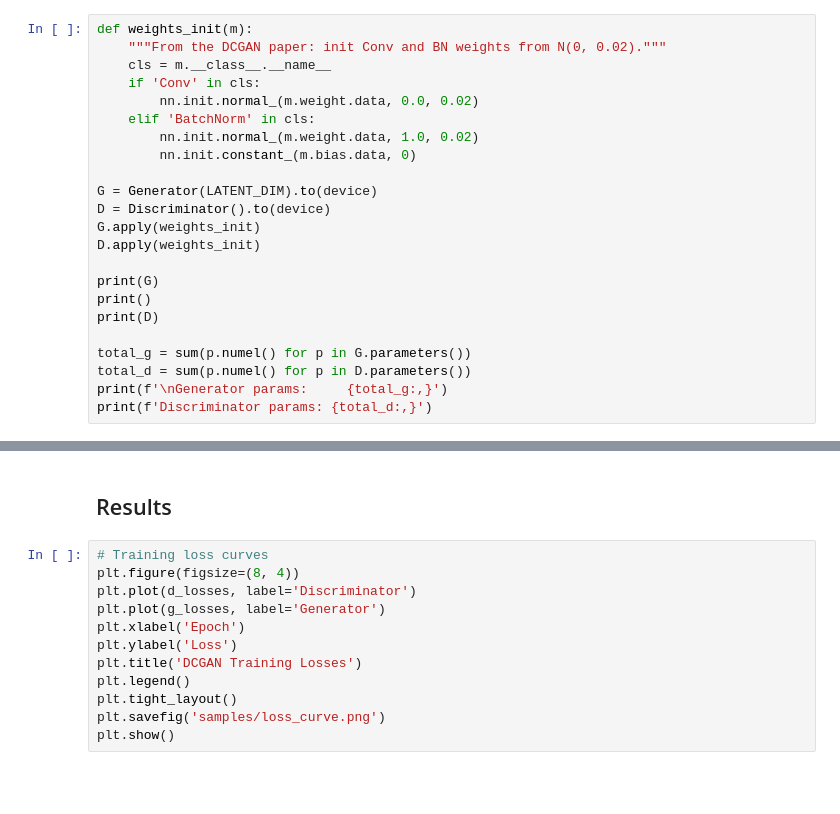
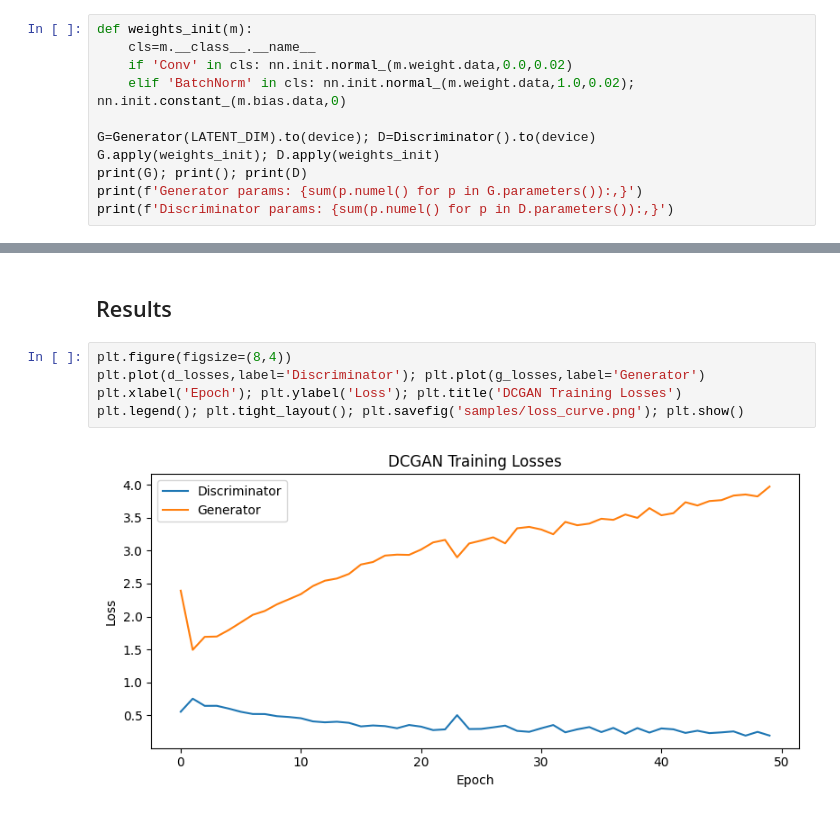
Before and after one commit to AbdulRahmanAzam/ANN, a Jupyter notebook: DLP Assignment 3/dcgan_mnist.ipynb, the cells around one changed output, grey strips where cells are left out. Cells and saved outputs as stored; diff of their text form; blank space fills up the shorter version.

```diff
--- a/DLP Assignment 3/dcgan_mnist.ipynb
+++ b/DLP Assignment 3/dcgan_mnist.ipynb
@@ -112,23 +71,11 @@ class Discriminator(nn.Module):
 # %%
 def weights_init(m):
-    """From the DCGAN paper: init Conv and BN weights from N(0, 0.02)."""
-    cls = m.__class__.__name__
-    if 'Conv' in cls:
-        nn.init.normal_(m.weight.data, 0.0, 0.02)
-    elif 'BatchNorm' in cls:
-        nn.init.normal_(m.weight.data, 1.0, 0.02)
-        nn.init.constant_(m.bias.data, 0)
+    cls=m.__class__.__name__
+    if 'Conv' in cls: nn.init.normal_(m.weight.data,0.0,0.02)
+    elif 'BatchNorm' in cls: nn.init.normal_(m.weight.data,1.0,0.02); nn.init.constant_(m.bias.data,0)
 
-G = Generator(LATENT_DIM).to(device)
-D = Discriminator().to(device)
-G.apply(weights_init)
-D.apply(weights_init)
-
-print(G)
-print()
-print(D)
-
-total_g = sum(p.numel() for p in G.parameters())
-total_d = sum(p.numel() for p in D.parameters())
-print(f'\nGenerator params:     {total_g:,}')
-print(f'Discriminator params: {total_d:,}')
+G=Generator(LATENT_DIM).to(device); D=Discriminator().to(device)
+G.apply(weights_init); D.apply(weights_init)
+print(G); print(); print(D)
+print(f'Generator params: {sum(p.numel() for p in G.parameters()):,}')
+print(f'Discriminator params: {sum(p.numel() for p in D.parameters()):,}')
@@ -213,15 +180,10 @@ print('Training complete.')
 # %% [markdown]
 ## Results
 # %%
-# Training loss curves
-plt.figure(figsize=(8, 4))
-plt.plot(d_losses, label='Discriminator')
-plt.plot(g_losses, label='Generator')
-plt.xlabel('Epoch')
-plt.ylabel('Loss')
-plt.title('DCGAN Training Losses')
-plt.legend()
-plt.tight_layout()
-plt.savefig('samples/loss_curve.png')
-plt.show()
+plt.figure(figsize=(8,4))
+plt.plot(d_losses,label='Discriminator'); plt.plot(g_losses,label='Generator')
+plt.xlabel('Epoch'); plt.ylabel('Loss'); plt.title('DCGAN Training Losses')
+plt.legend(); plt.tight_layout(); plt.savefig('samples/loss_curve.png'); plt.show()
+# %% [output]
+[figure, added]
 # %%
```
Also changed, not shown: parts of 19 cells of this notebook, 5 other files.
